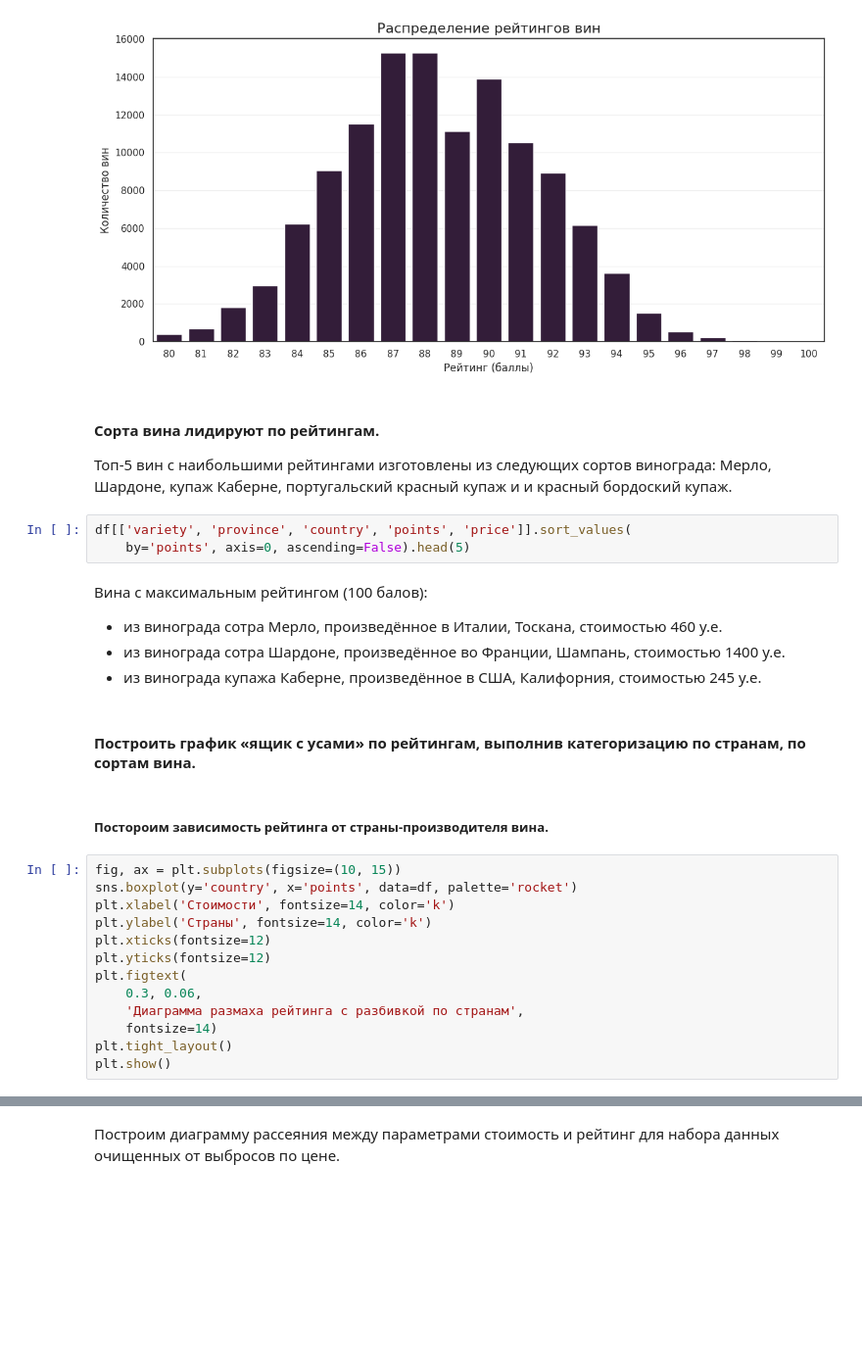
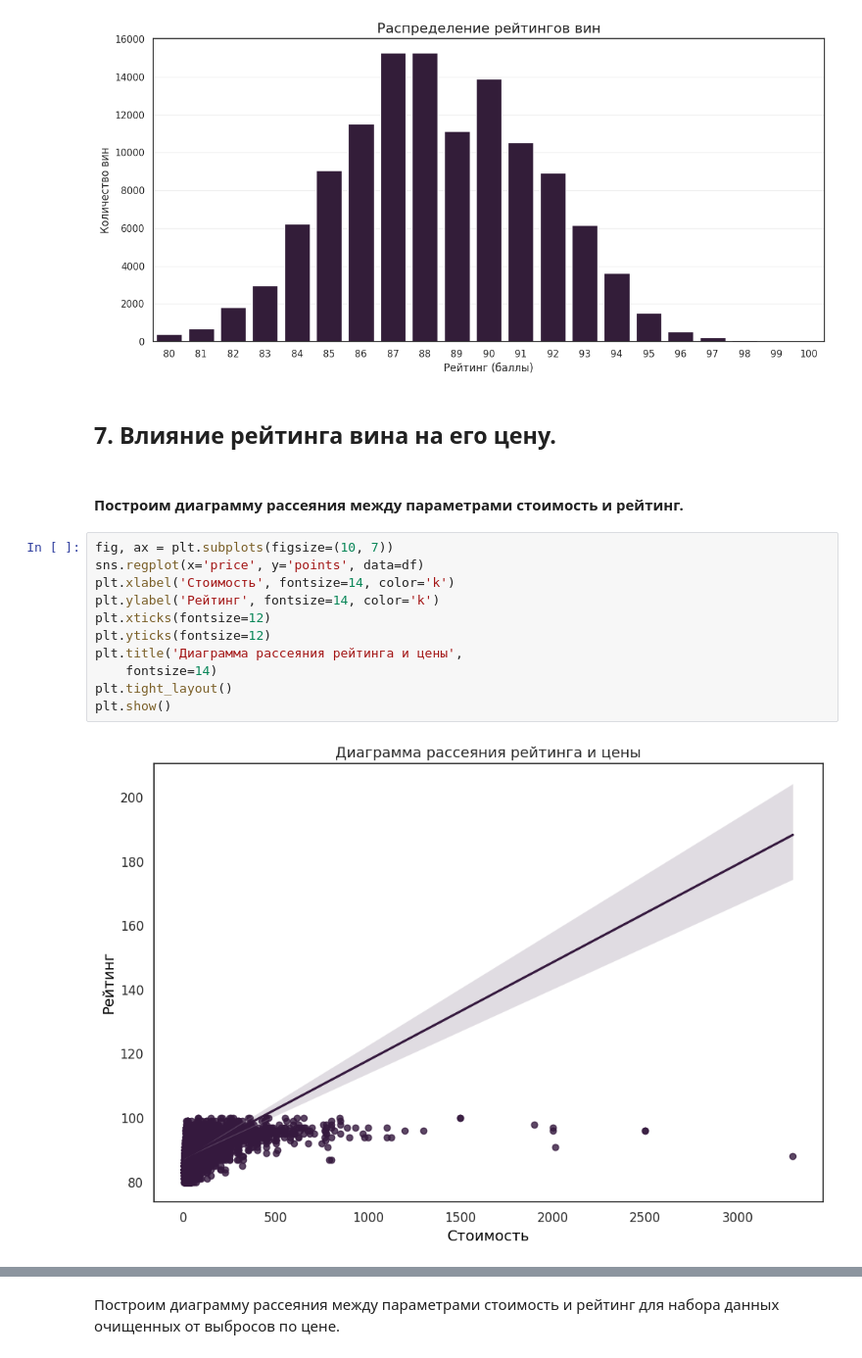
Before and after one commit to 26Ginger/wine-reviews, a Jupyter notebook: notebooks/02_EDA_Analysis.ipynb, the cells around one changed output, grey strips where cells are left out. Shown at 98% size. Drawn from its saved outputs; the diff is of its cells as text; blank space fills up the shorter version.

```diff
--- a/notebooks/02_EDA_Analysis.ipynb
+++ b/notebooks/02_EDA_Analysis.ipynb
@@ -1946,31 +1189,20 @@ plt.tight_layout()
 plt.show()
 # %% [output]
 [figure]
-# %% [markdown]
-####  Сорта вина лидируют по рейтингам.</br>
-Топ-5 вин с наибольшими рейтингами изготовлены из следующих сортов винограда: Мерло, Шардоне,  купаж Каберне, португальский красный купаж и и красный бордоский купаж.
-# %%
-df[['variety', 'province', 'country', 'points', 'price']].sort_values(
-    by='points', axis=0, ascending=False).head(5)
-# %% [markdown]
-Вина с максимальным рейтингом (100 балов):
-- из винограда сотра Мерло, произведённое в Италии, Тоскана, стоимостью 460 у.е.
-- из винограда сотра Шардоне, произведённое во Франции, Шампань, стоимостью 1400 у.е.
-- из винограда купажа Каберне, произведённое в США, Калифорния, стоимостью 245 у.е.
-# %% [markdown]
-#### Построить график «ящик с усами» по рейтингам, выполнив категоризацию по странам, по сортам вина.
-# %% [markdown]
-##### Постороим зависимость рейтинга от страны-производителя вина.
+# %% [markdown]
+## 7. Влияние рейтинга вина на его цену.
+# %% [markdown]
+#### Построим диаграмму рассеяния между параметрами стоимость и рейтинг.
 # %%
-fig, ax = plt.subplots(figsize=(10, 15))
-sns.boxplot(y='country', x='points', data=df, palette='rocket')
-plt.xlabel('Стоимости', fontsize=14, color='k')
-plt.ylabel('Страны', fontsize=14, color='k')
+fig, ax = plt.subplots(figsize=(10, 7))
+sns.regplot(x='price', y='points', data=df)
+plt.xlabel('Стоимость', fontsize=14, color='k')
+plt.ylabel('Рейтинг', fontsize=14, color='k')
 plt.xticks(fontsize=12)
 plt.yticks(fontsize=12)
-plt.figtext(
-    0.3, 0.06,
-    'Диаграмма размаха рейтинга с разбивкой по странам',
+plt.title('Диаграмма рассеяния рейтинга и цены',
     fontsize=14)
 plt.tight_layout()
 plt.show()
+# %% [output]
+[figure, added]
```
Also changed, not shown: parts of 333 cells of this notebook, 1 other file.
